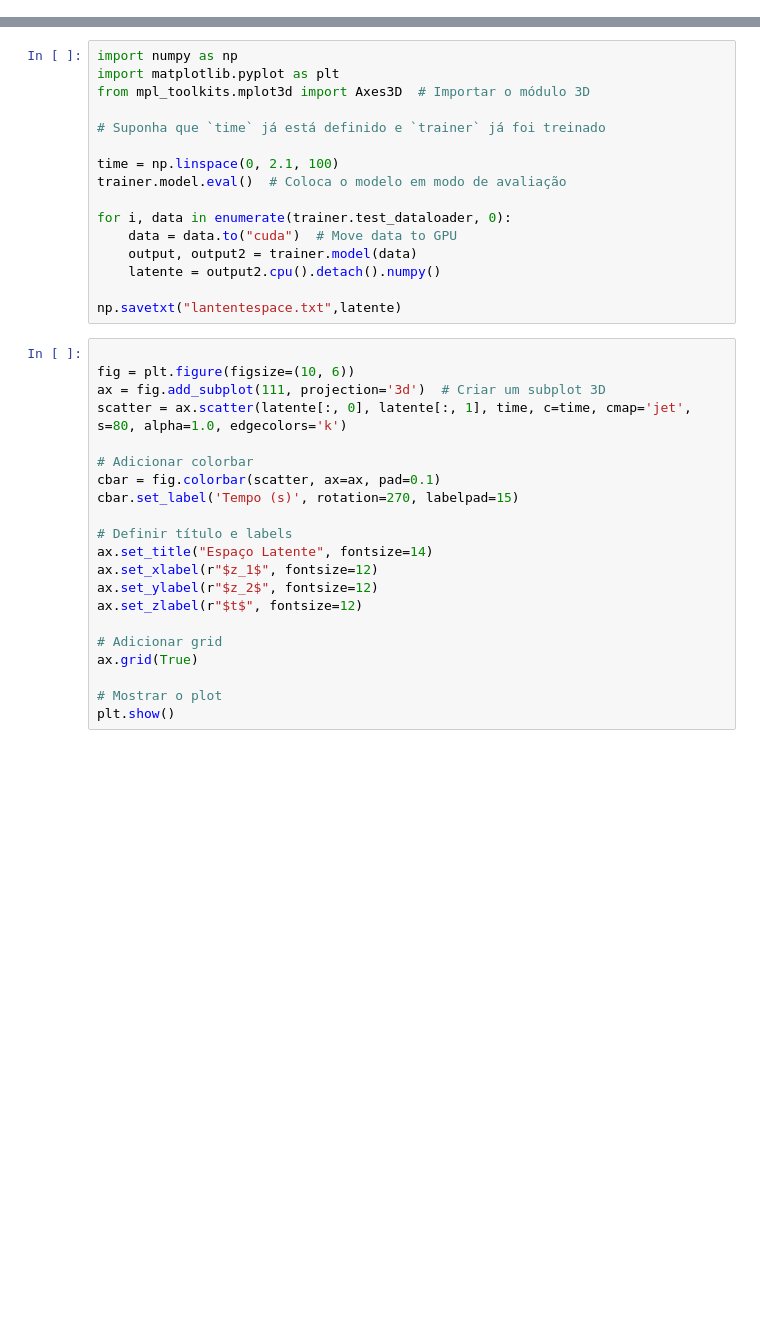
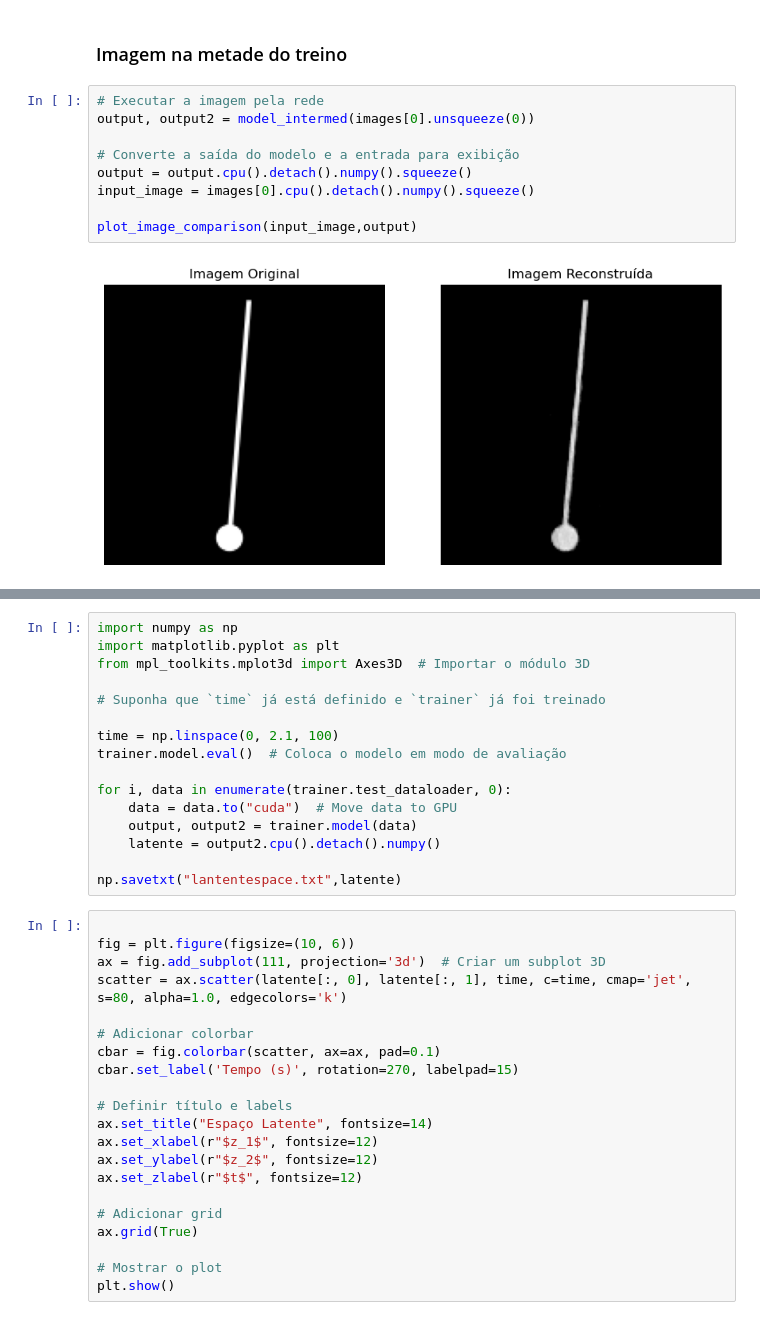
Before and after one commit to Coffee4MePlz/Notebooks_NN_Physics, a Jupyter notebook: Exemplo 3-Autoencoder/06-Exemplo 3 Pendulo Autoencode.ipynb, the cells around one changed output, grey strips where cells are left out. Saved outputs shown, nothing was run; the diff lists cells and outputs as text; blank space fills up the shorter version.

```diff
--- a/Exemplo 3-Autoencoder/06-Exemplo 3 Pendulo Autoencode.ipynb
+++ b/Exemplo 3-Autoencoder/06-Exemplo 3 Pendulo Autoencode.ipynb
@@ -57,0 +107,13 @@ plt.show()
+# %% [markdown]
+### Imagem na metade do treino
+# %%
+# Executar a imagem pela rede
+output, output2 = model_intermed(images[0].unsqueeze(0))
+
+# Converte a saída do modelo e a entrada para exibição
+output = output.cpu().detach().numpy().squeeze()
+input_image = images[0].cpu().detach().numpy().squeeze()
+
+plot_image_comparison(input_image,output)
+# %% [output]
+[figure, added]
```
Also changed, not shown: parts of 25 cells of this notebook, 5 other files.
